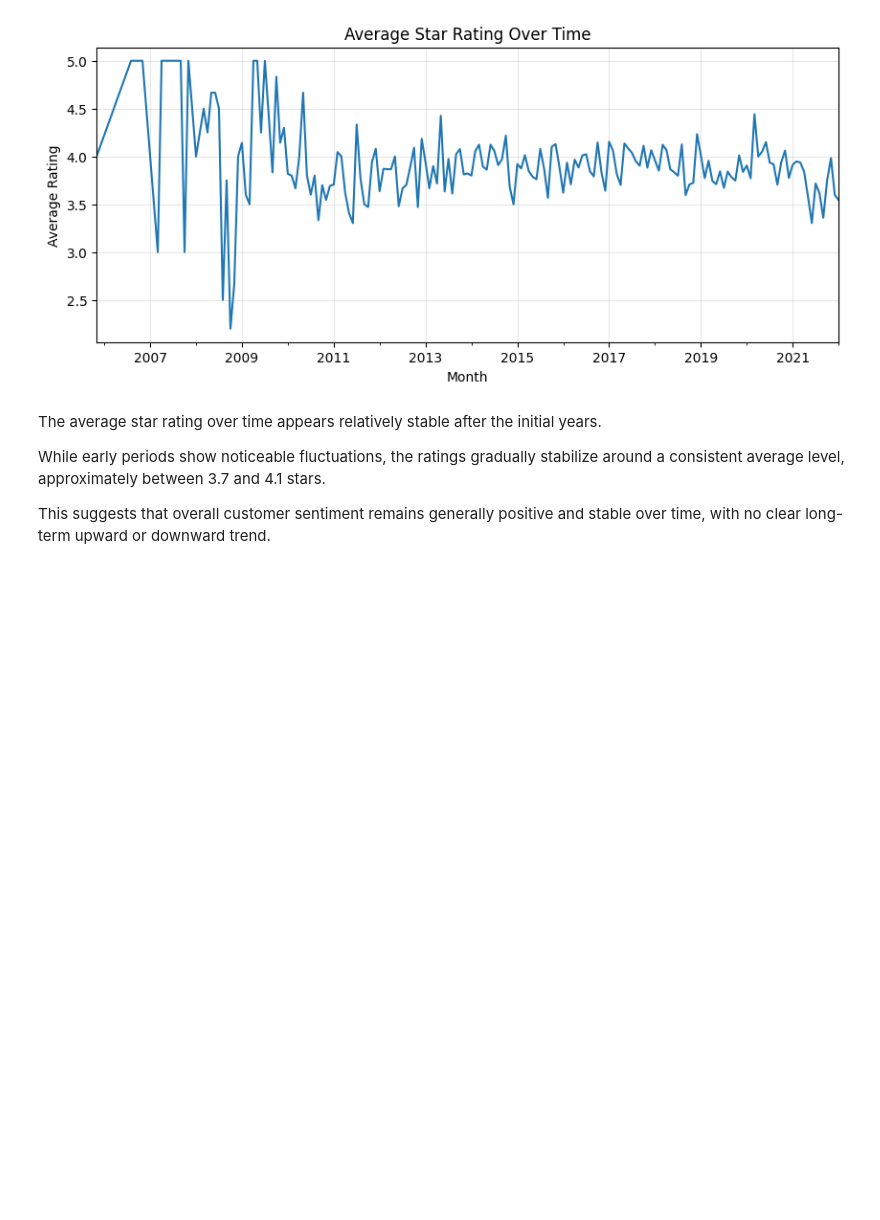
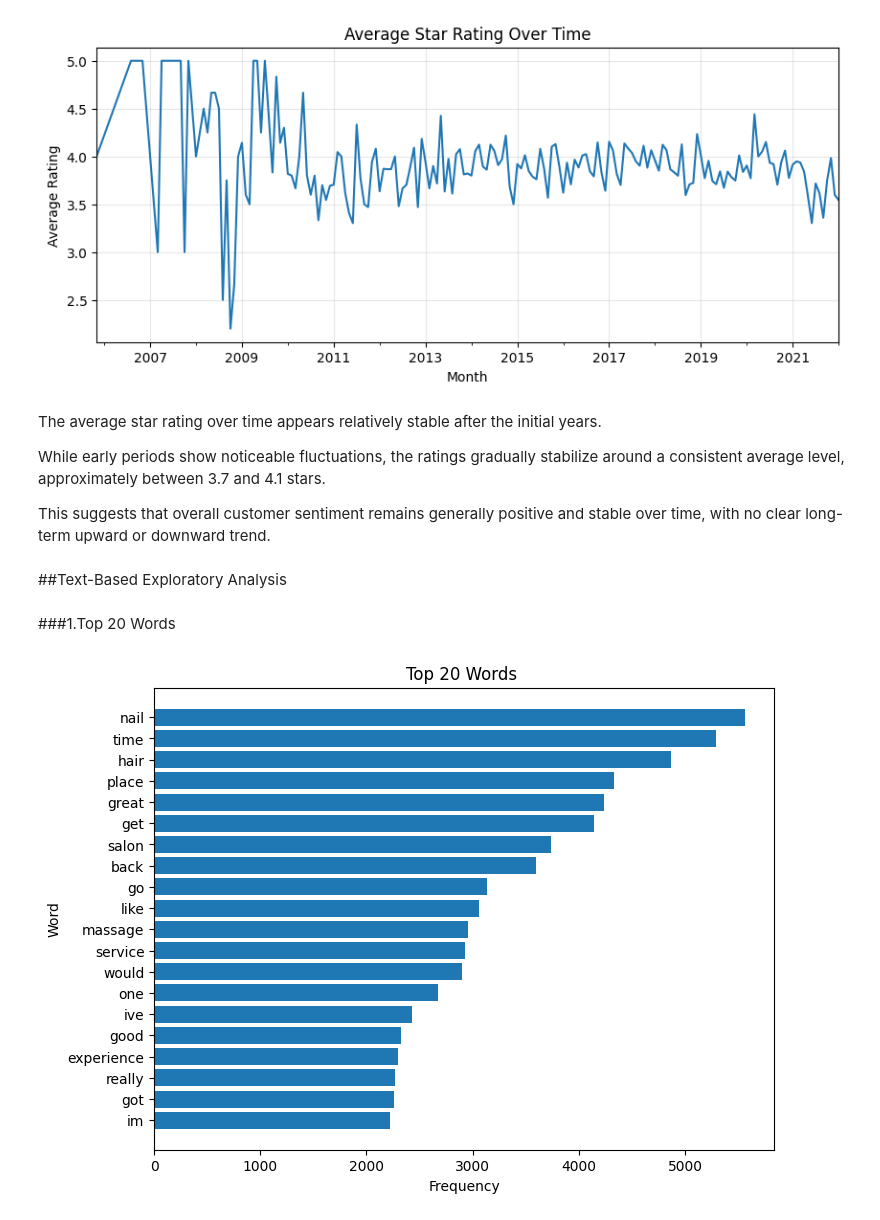
Before and after one commit to Lu8na/IT362, a Jupyter notebook: SecondaryData.ipynb, the cells around one changed output. Saved outputs shown, nothing was run; the diff lists cells and outputs as text; code cells hidden in the pictures; blank space fills up the shorter version.

```diff
--- a/SecondaryData.ipynb
+++ b/SecondaryData.ipynb
@@ -676,3 +674,38 @@ The average star rating over time appears relatively stable after the initial ye
 While early periods show noticeable fluctuations, the ratings gradually stabilize around a consistent average level, approximately between 3.7 and 4.1 stars.
 
 This suggests that overall customer sentiment remains generally positive and stable over time, with no clear long-term upward or downward trend.
+# %% [markdown]
+##Text-Based Exploratory Analysis
+# %% [markdown]
+###1.Top 20 Words
+# %%
+from sklearn.feature_extraction.text import CountVectorizer
+import matplotlib.pyplot as plt
+import pandas as pd
+
+cv = CountVectorizer(min_df=2)
+
+X = cv.fit_transform(reviews_clean["processed_text"].astype(str))
+
+word_counts = X.sum(axis=0).A1
+vocab = cv.get_feature_names_out()
+
+top_n = 20
+top_idx = word_counts.argsort()[::-1][:top_n]
+
+top_words_secondary = pd.DataFrame({
+    "word": vocab[top_idx],
+    "count": word_counts[top_idx].astype(int)
+})
+
+# Plot
+plt.figure(figsize=(8,6))
+plt.barh(top_words_secondary["word"][::-1],
+         top_words_secondary["count"][::-1])
+
+plt.title("Top 20 Words ")
+plt.xlabel("Frequency")
+plt.ylabel("Word")
+plt.show()
+# %% [output]
+[figure, added]
```
Also changed, not shown: parts of 10 cells of this notebook.
